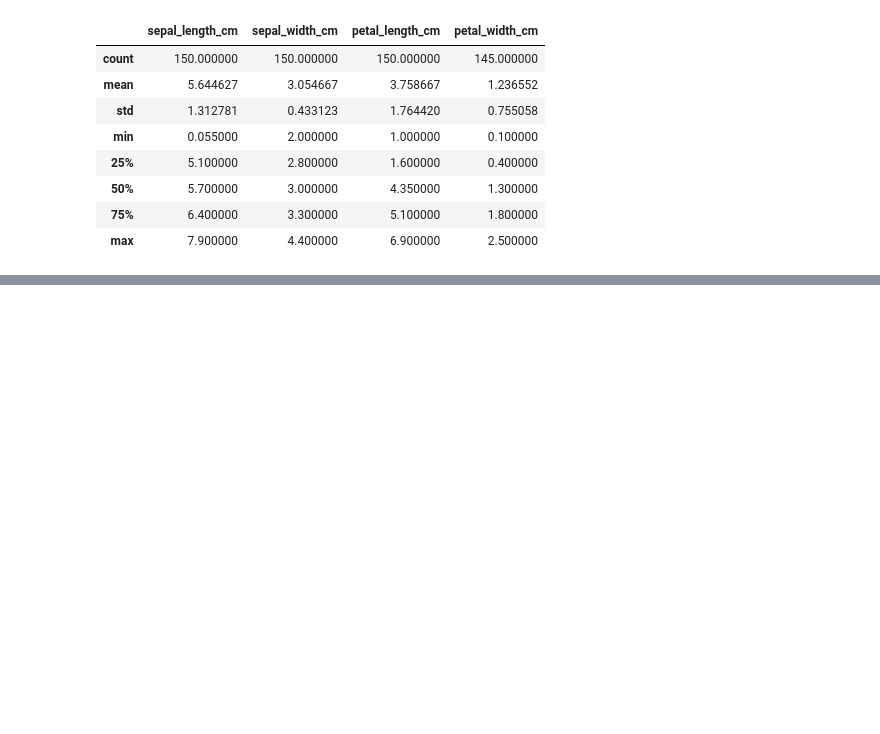
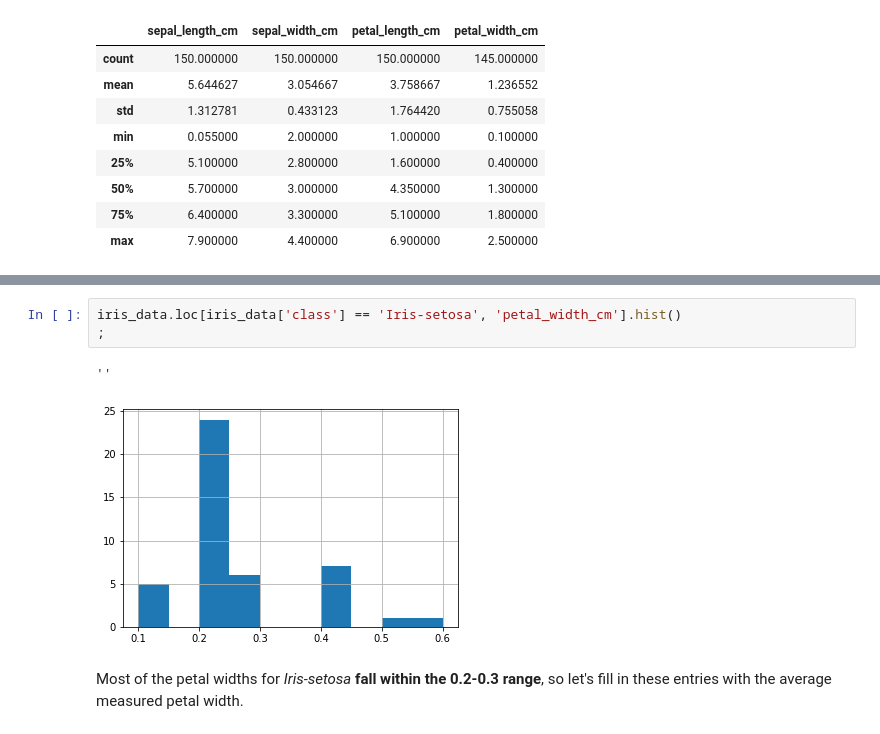
Before and after one commit to diogosmac/covid-forecast-feup-iart, a Jupyter notebook: TP08/test.ipynb, the cells around one changed output, grey strips where cells are left out. Drawn from its saved outputs; the diff is of its cells as text; blank space fills up the shorter version.

```diff
--- a/TP08/test.ipynb
+++ b/TP08/test.ipynb
@@ -28,0 +148,8 @@ iris_data.describe()
+# %%
+iris_data.loc[iris_data['class'] == 'Iris-setosa', 'petal_width_cm'].hist()
+;
+# %% [output]
+''
+[figure, added]
+# %% [markdown]
+Most of the petal widths for *Iris-setosa* **fall within the 0.2-0.3 range**, so let's fill in these entries with the average measured petal width.
```
Also changed, not shown: parts of 32 cells of this notebook.
